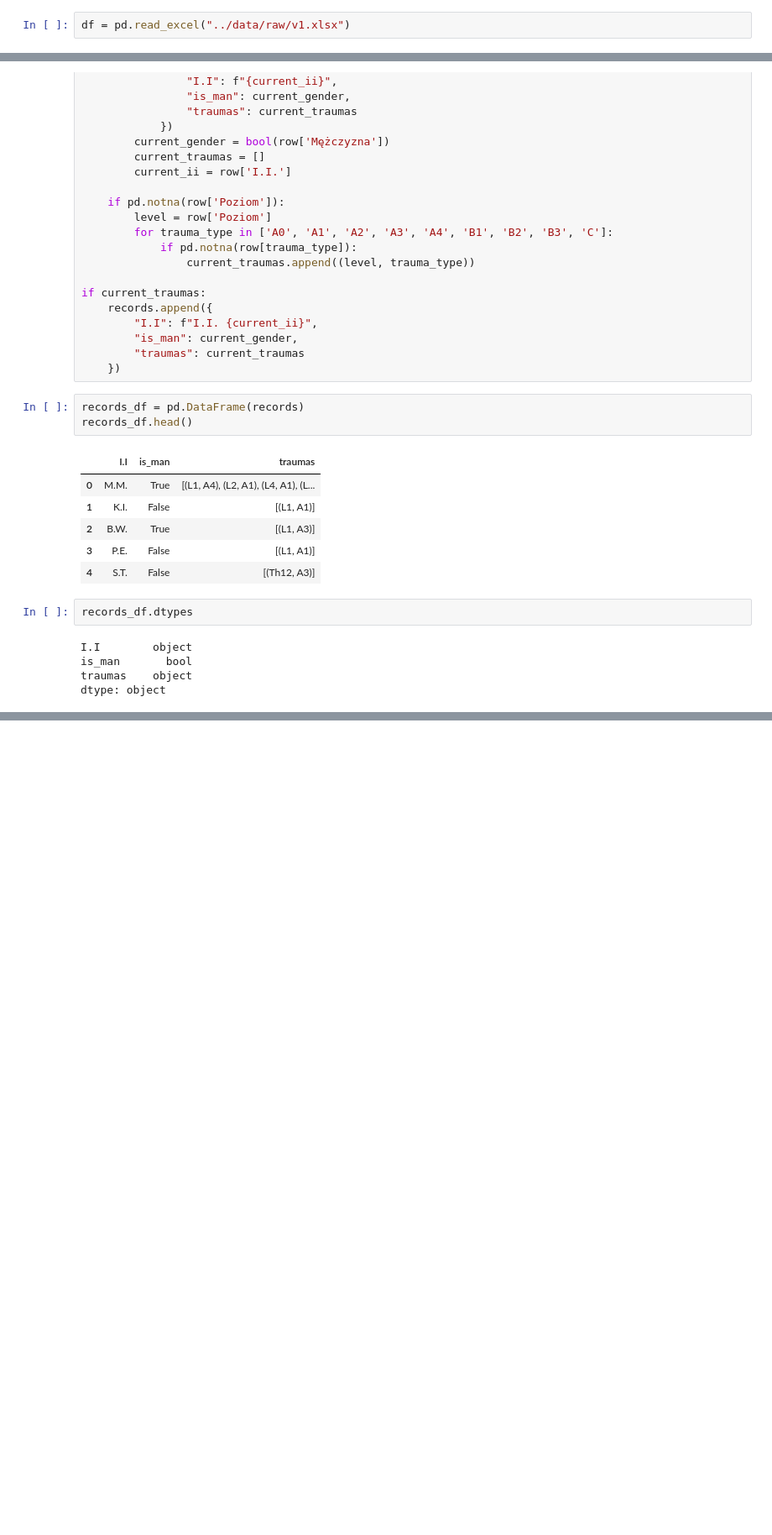
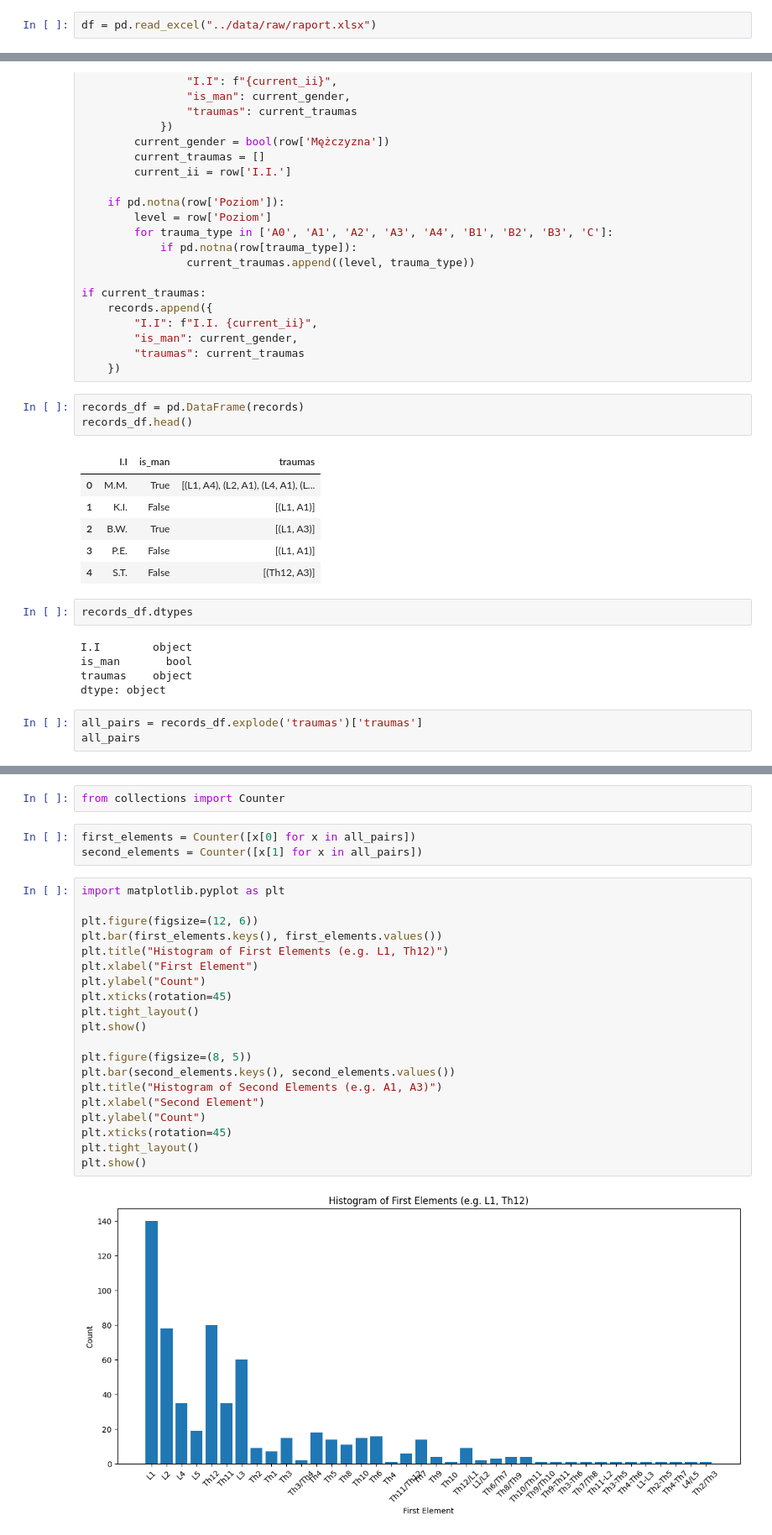
Before and after one commit to Matthev00/vertabrae_cls, a Jupyter notebook: notebooks/raport_eda.ipynb, the cells around one changed output, grey strips where cells are left out. Shown at 84% size. Cells and saved outputs as stored; diff of their text form; blank space fills up the shorter version.

Commit message:
added histogram to raprt eda

```diff
--- a/notebooks/raport_eda.ipynb
+++ b/notebooks/raport_eda.ipynb
@@ -1,7 +1,7 @@
 # %%
 import pandas as pd
 # %%
-df = pd.read_excel("../data/raw/v1.xlsx")
+df = pd.read_excel("../data/raw/raport.xlsx")
 # %%
 df.head()
 # %% [output]
@@ -93,3 +93,6 @@ I.I        object
 is_man       bool
 traumas    object
 dtype: object
+# %%
+all_pairs = records_df.explode('traumas')['traumas']
+all_pairs
@@ -95,0 +112,27 @@ dtype: object
+# %%
+from collections import Counter
+# %%
+first_elements = Counter([x[0] for x in all_pairs])
+second_elements = Counter([x[1] for x in all_pairs])
+# %%
+import matplotlib.pyplot as plt
+
+plt.figure(figsize=(12, 6))
+plt.bar(first_elements.keys(), first_elements.values())
+plt.title("Histogram of First Elements (e.g. L1, Th12)")
+plt.xlabel("First Element")
+plt.ylabel("Count")
+plt.xticks(rotation=45)
+plt.tight_layout()
+plt.show()
+
+plt.figure(figsize=(8, 5))
+plt.bar(second_elements.keys(), second_elements.values())
+plt.title("Histogram of Second Elements (e.g. A1, A3)")
+plt.xlabel("Second Element")
+plt.ylabel("Count")
+plt.xticks(rotation=45)
+plt.tight_layout()
+plt.show()
+# %% [output]
+[figure, added]
```
Also changed, not shown: parts of 2 cells of this notebook.
